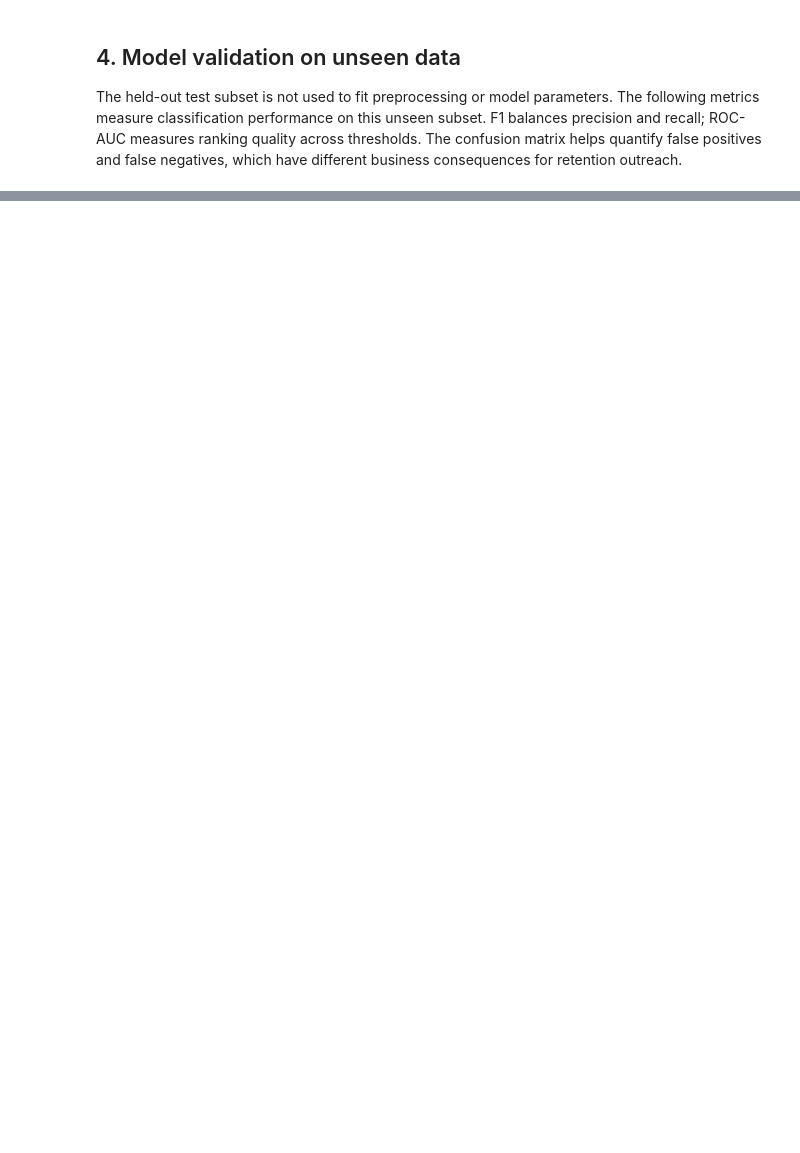
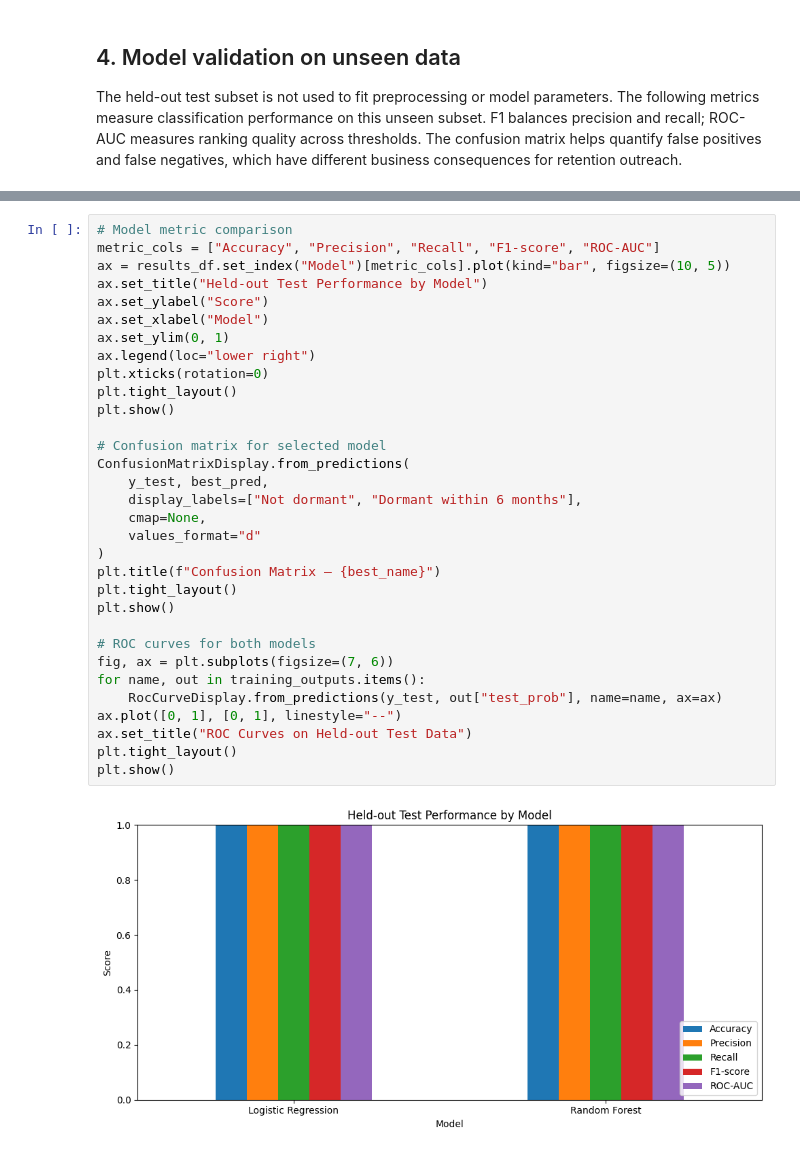
Before and after one commit to Lebogang-Mogale/CAP182-SS1-STADIOEquities, a Jupyter notebook: SS3 PART B/SS3_PartB 1.ipynb, the cells around one changed output, grey strips where cells are left out. Drawn from its saved outputs; the diff is of its cells as text; blank space fills up the shorter version.

Commit message:
Results visualisation
Results visualisation

```diff
--- a/SS3 PART B/SS3_PartB 1.ipynb
+++ b/SS3 PART B/SS3_PartB 1.ipynb
@@ -374,0 +431,34 @@ print(classification_report(y_test, best_pred, target_names=["Not dormant", "Dor
+# %%
+# Model metric comparison
+metric_cols = ["Accuracy", "Precision", "Recall", "F1-score", "ROC-AUC"]
+ax = results_df.set_index("Model")[metric_cols].plot(kind="bar", figsize=(10, 5))
+ax.set_title("Held-out Test Performance by Model")
+ax.set_ylabel("Score")
+ax.set_xlabel("Model")
+ax.set_ylim(0, 1)
+ax.legend(loc="lower right")
+plt.xticks(rotation=0)
+plt.tight_layout()
+plt.show()
+
+# Confusion matrix for selected model
+ConfusionMatrixDisplay.from_predictions(
+    y_test, best_pred,
+    display_labels=["Not dormant", "Dormant within 6 months"],
+    cmap=None,
+    values_format="d"
+)
+plt.title(f"Confusion Matrix – {best_name}")
+plt.tight_layout()
+plt.show()
+
+# ROC curves for both models
+fig, ax = plt.subplots(figsize=(7, 6))
+for name, out in training_outputs.items():
+    RocCurveDisplay.from_predictions(y_test, out["test_prob"], name=name, ax=ax)
+ax.plot([0, 1], [0, 1], linestyle="--")
+ax.set_title("ROC Curves on Held-out Test Data")
+plt.tight_layout()
+plt.show()
+# %% [output]
+[figure, added]
```
Also changed, not shown: parts of 7 cells of this notebook.
